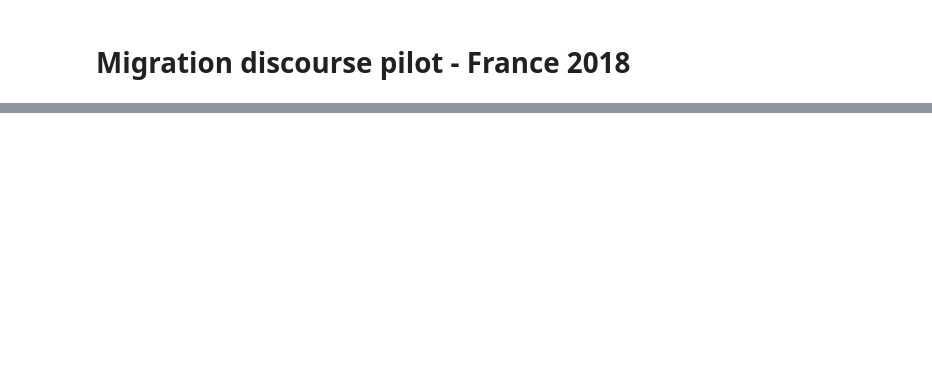
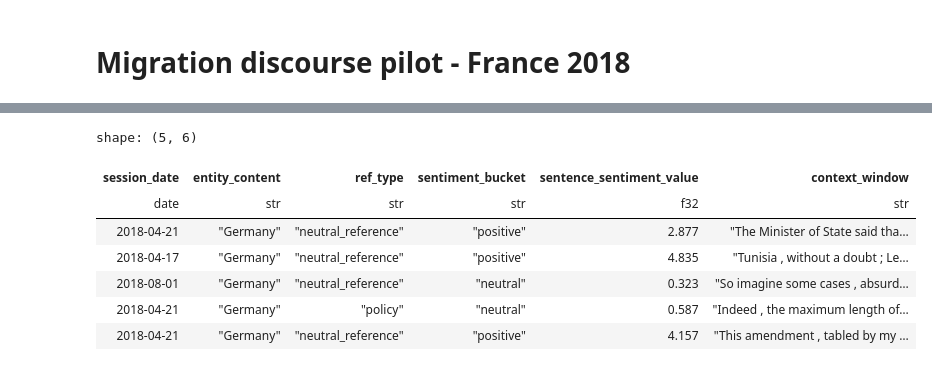
Before and after one commit to yavlenieraket/parliments_migration, a Jupyter notebook: src/migration-experiments21/parlaments-beyond-borders/notebooks/01_fra_2018_pilot.ipynb, the cells around one changed output, grey strips where cells are left out. Cells and saved outputs as stored; diff of their text form; code cells hidden in the pictures; blank space fills up the shorter version.

```diff
--- a/src/migration-experiments21/parlaments-beyond-borders/notebooks/01_fra_2018_pilot.ipynb
+++ b/src/migration-experiments21/parlaments-beyond-borders/notebooks/01_fra_2018_pilot.ipynb
@@ -42,7 +142,16 @@ country_matrix
 # %%
 # Look at Germany mentions - read 5 random ones and check whether the
 # heuristic classification matches your reading
-inspect.show_sample_contexts(annotated, country="Allemagne", n_samples=5)
+inspect.show_sample_contexts(annotated, country="Germany", n_samples=5)
+# %% [output]
+shape: (5, 6)
+| session_date | entity_content | ref_type | sentiment_bucket | sentence_sentiment_value | context_window |
+| date | str | str | str | f32 | str |
+| 2018-04-21 | "Germany" | "neutral_reference" | "positive" | 2.877 | "The Minister of State said tha… |
+| 2018-04-17 | "Germany" | "neutral_reference" | "positive" | 4.835 | "Tunisia , without a doubt ; Le… |
+| 2018-08-01 | "Germany" | "neutral_reference" | "neutral" | 0.323 | "So imagine some cases , absurd… |
+| 2018-04-21 | "Germany" | "policy" | "neutral" | 0.587 | "Indeed , the maximum length of… |
+| 2018-04-21 | "Germany" | "neutral_reference" | "positive" | 4.157 | "This amendment , tabled by my … |
 # %%
 out_path = PROCESSED_DIR / f"{SOURCE_COUNTRY}_{SOURCE_YEAR}_migration_mentions.parquet"
 annotated.write_parquet(out_path)
```
Also changed, not shown: parts of 9 cells of this notebook.
